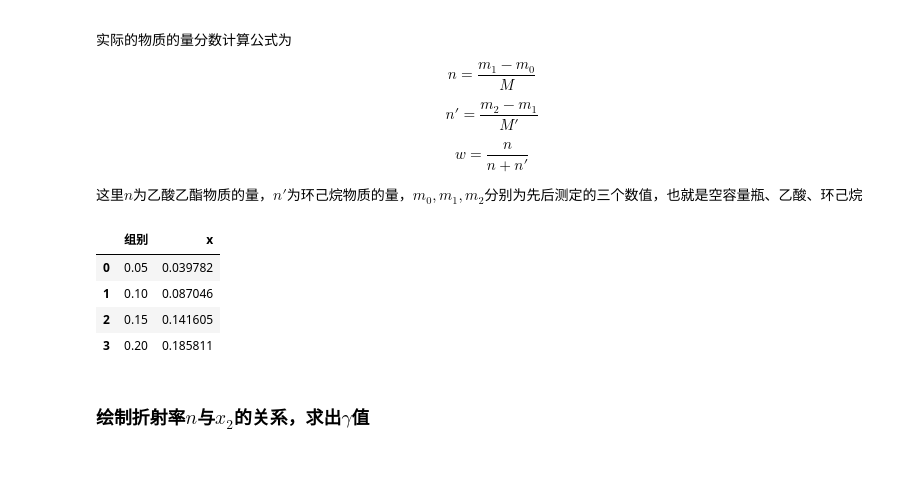
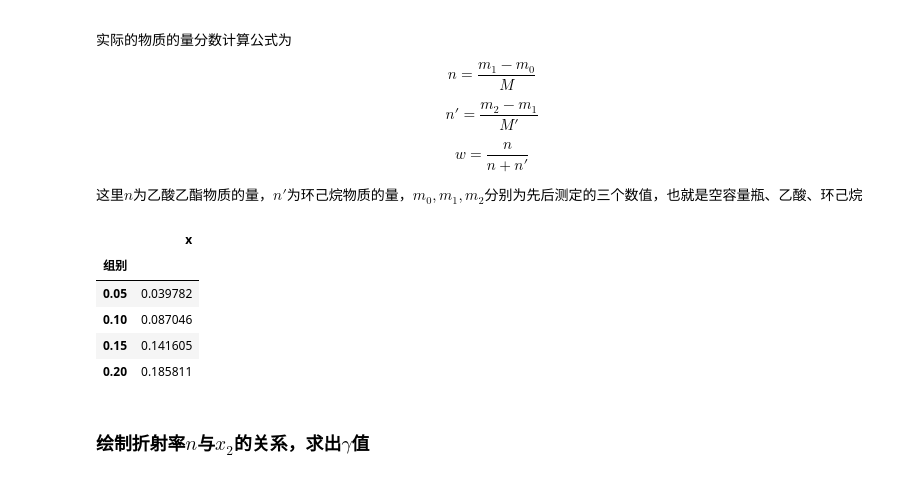
Before and after one commit to inclyc/physical-chemistry-exp, a Jupyter notebook: 偶极矩.ipynb, the cells around one changed output. Cells and saved outputs as stored; diff of their text form; code cells hidden in the pictures.

```diff
--- a/偶极矩.ipynb
+++ b/偶极矩.ipynb
@@ -34,6 +34,6 @@ res # 此数据为应该量取的环己烷体积，单位mL
 import pandas as pd
 import os.path
 data_path = os.path.join('数据','偶极矩')
-weight_table = pd.read_csv(os.path.join(data_path, '重量.csv'))
+weight_table = pd.read_csv(os.path.join(data_path, '重量.csv'), index_col=0)
 weight_table
 # %% [output]
@@ -96,22 +100,22 @@ $$
 # %%
 def get_w(weight_table: pd.DataFrame) -> pd.DataFrame:
     n = (weight_table['乙酸'] - weight_table['空容量瓶']) / M_yi
     n_ = (weight_table['环己烷'] - weight_table['乙酸']) / M_hr
     w = n / (n + n_)
     return pd.DataFrame(
         {
-            "组别": weight_table['组别'],
             "x": w
         }
     )
 w = get_w(weight_table)
 w
 # %% [output]
-|  | 组别 | x |
-| 0 | 0.05 | 0.039782 |
-| 1 | 0.10 | 0.087046 |
-| 2 | 0.15 | 0.141605 |
-| 3 | 0.20 | 0.185811 |
+|  | x |
+| 组别 |  |
+| 0.05 | 0.039782 |
+| 0.10 | 0.087046 |
+| 0.15 | 0.141605 |
+| 0.20 | 0.185811 |
 # %% [markdown]
 ### 绘制折射率$n$与$x_2$的关系，求出$\gamma$值
 # %%
```
Also changed, not shown: parts of 23 cells of this notebook.
